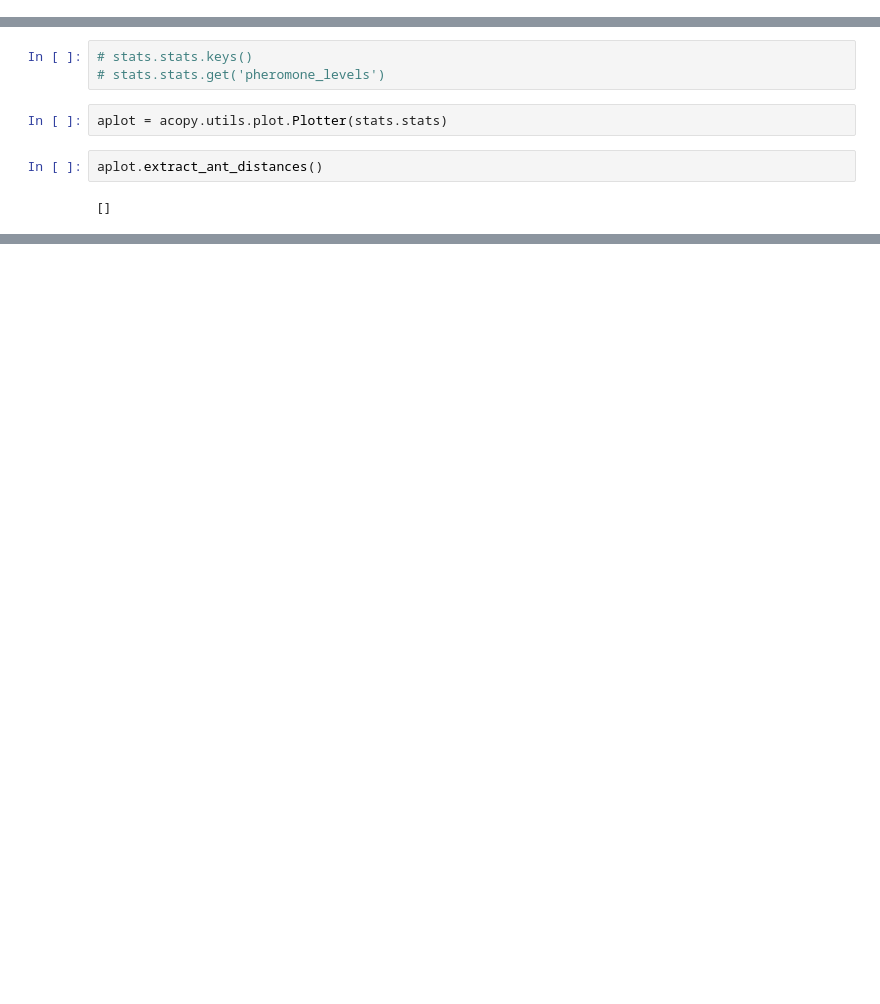
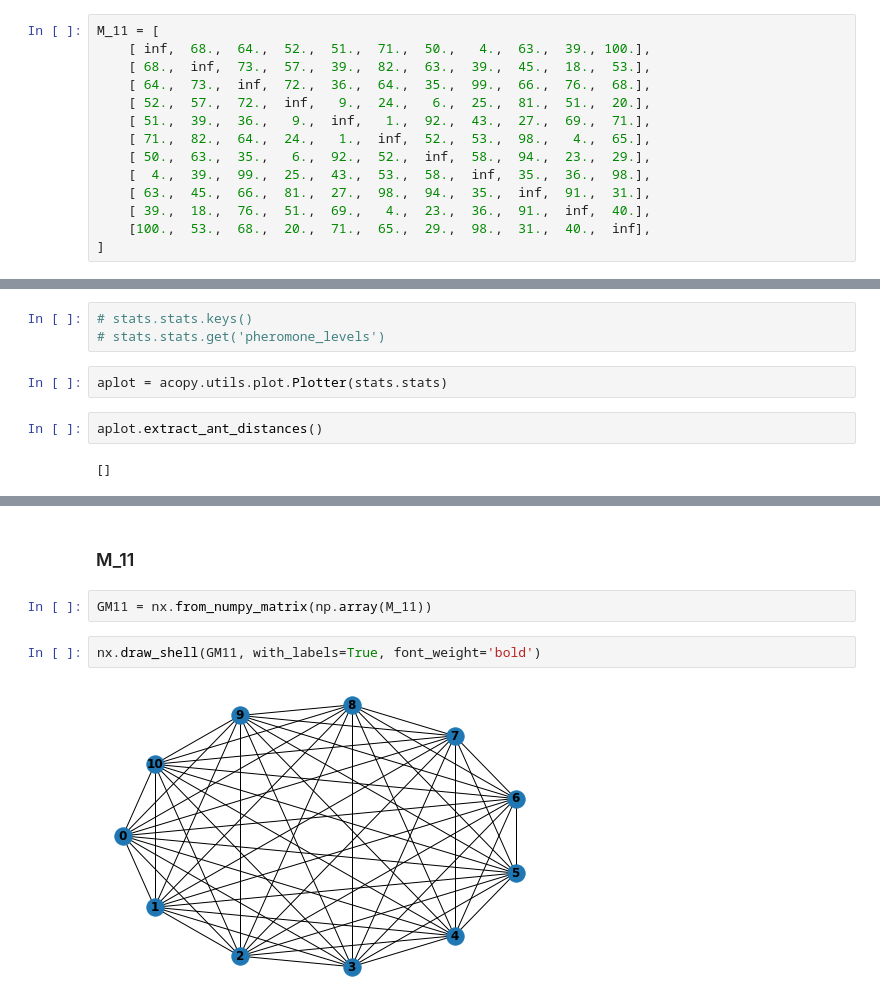
Before and after one commit to dKosarevsky/iu7, a Jupyter notebook: 5sem/labs_tads/tads-lab-03-ant.ipynb, the cells around one changed output, grey strips where cells are left out. Saved outputs shown, nothing was run; the diff lists cells and outputs as text; blank space fills up the shorter version.

```diff
--- a/5sem/labs_tads/tads-lab-03-ant.ipynb
+++ b/5sem/labs_tads/tads-lab-03-ant.ipynb
@@ -18,0 +70,14 @@ import acopy
+# %%
+M_11 = [
+    [ inf,  68.,  64.,  52.,  51.,  71.,  50.,   4.,  63.,  39., 100.],
+    [ 68.,  inf,  73.,  57.,  39.,  82.,  63.,  39.,  45.,  18.,  53.],
+    [ 64.,  73.,  inf,  72.,  36.,  64.,  35.,  99.,  66.,  76.,  68.],
+    [ 52.,  57.,  72.,  inf,   9.,  24.,   6.,  25.,  81.,  51.,  20.],
+    [ 51.,  39.,  36.,   9.,  inf,   1.,  92.,  43.,  27.,  69.,  71.],
+    [ 71.,  82.,  64.,  24.,   1.,  inf,  52.,  53.,  98.,   4.,  65.],
+    [ 50.,  63.,  35.,   6.,  92.,  52.,  inf,  58.,  94.,  23.,  29.],
+    [  4.,  39.,  99.,  25.,  43.,  53.,  58.,  inf,  35.,  36.,  98.],
+    [ 63.,  45.,  66.,  81.,  27.,  98.,  94.,  35.,  inf,  91.,  31.],
+    [ 39.,  18.,  76.,  51.,  69.,   4.,  23.,  36.,  91.,  inf,  40.],
+    [100.,  53.,  68.,  20.,  71.,  65.,  29.,  98.,  31.,  40.,  inf],
+]
@@ -477,0 +844,8 @@ aplot.plot()
+# %% [markdown]
+### M_11
+# %%
+GM11 = nx.from_numpy_matrix(np.array(M_11))
+# %%
+nx.draw_shell(GM11, with_labels=True, font_weight='bold')
+# %% [output]
+[figure, added]
```
Also changed, not shown: parts of 89 cells of this notebook.
